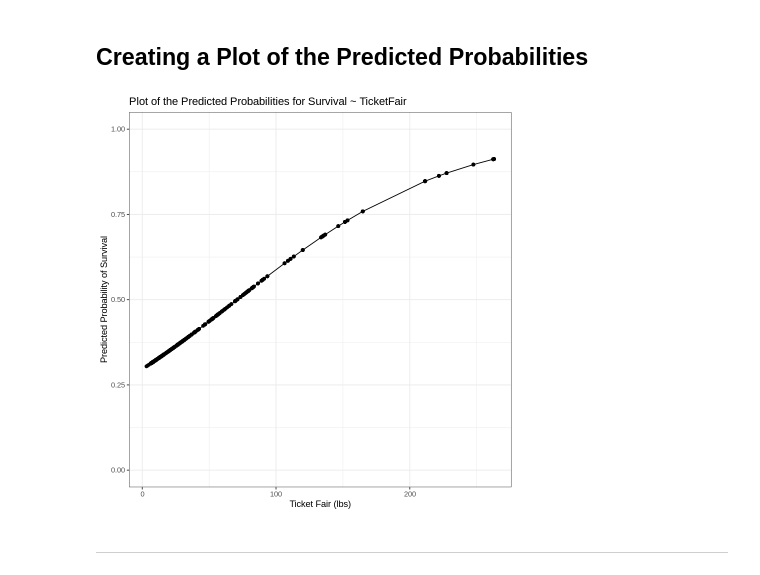
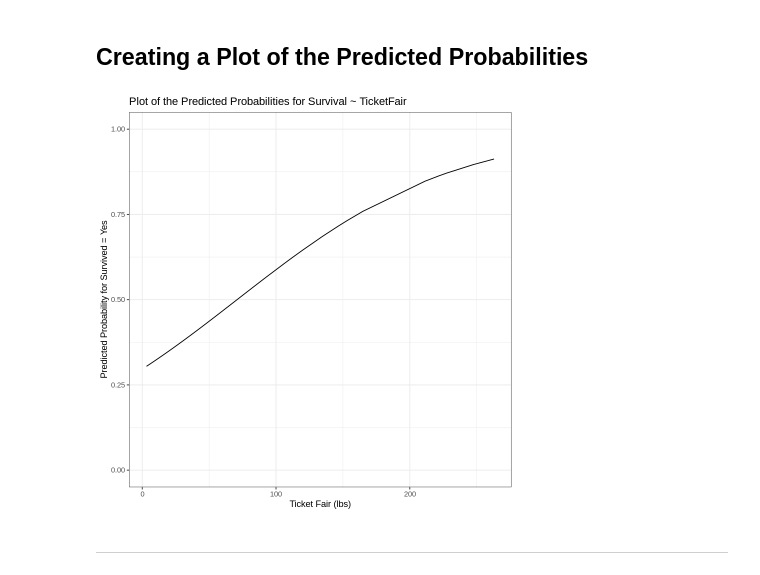
Before and after one commit to christophermalone/stat360, a Jupyter notebook: Handout18_LogisticRegression.ipynb, the cells around one changed output. Drawn from its saved outputs; the diff is of its cells as text; code cells hidden in the pictures.

```diff
--- a/Handout18_LogisticRegression.ipynb
+++ b/Handout18_LogisticRegression.ipynb
@@ -384,14 +429,14 @@ A tibble: 10 × 8
 ## Creating a Plot of the Predicted Probabilities
 # %%
 ggplot(data=Titantic_Modeling_with_Predictions, aes(x=TicketFair, y=Predicted_Probability_Yes)) +
- geom_point() +
+ #geom_point() +
  geom_line() +
  scale_y_continuous(limits=c(0, 1)) +
- labs(x = "Ticket Fair (lbs)", y= "Predicted Probability of Survival") +
+ labs(x = "Ticket Fair (lbs)", y= "Predicted Probability for Survived = Yes") +
  ggtitle("Plot of the Predicted Probabilities for Survival ~ TicketFair") +
  theme_bw()
 # %% [output]
-[figure, old version]
+[figure, new version]
 # %% [markdown]
 
 
```
Also changed, not shown: parts of 6 cells of this notebook.
